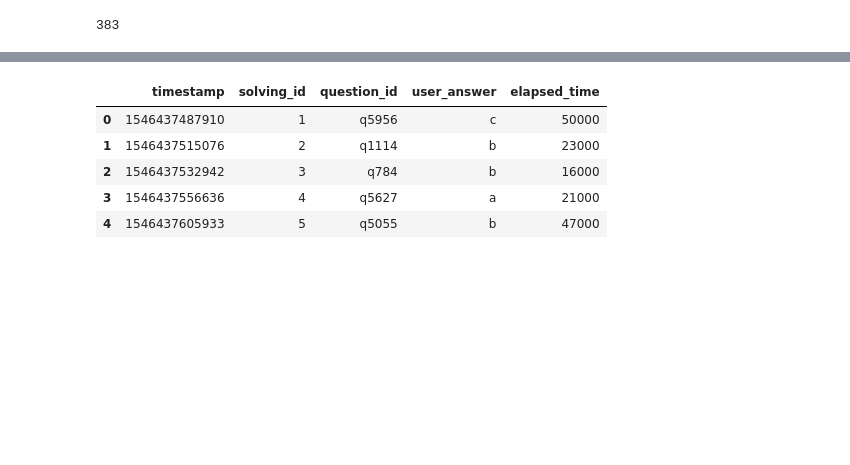
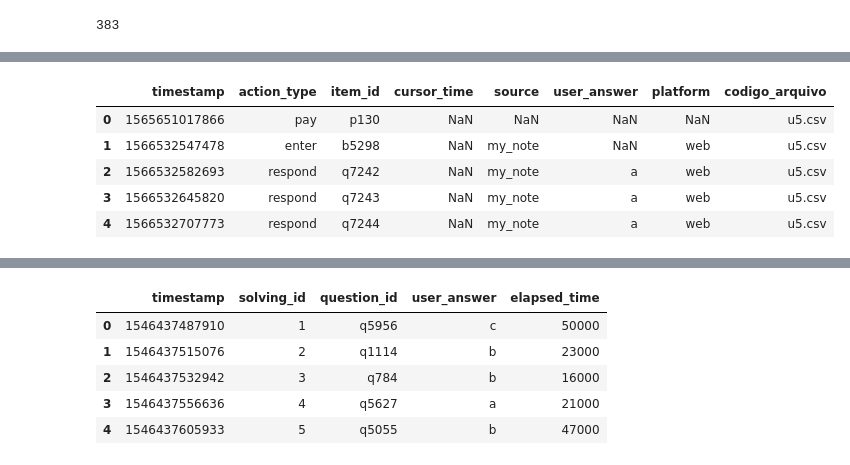
Before and after one commit to tpcyprianos/projeto_rec_sys, a Jupyter notebook: Análise Inicial.ipynb, the cells around one changed output, grey strips where cells are left out. Saved outputs shown, nothing was run; the diff lists cells and outputs as text; code cells hidden in the pictures; blank space fills up the shorter version.

```diff
--- a/Análise Inicial.ipynb
+++ b/Análise Inicial.ipynb
@@ -222,0 +290,9 @@ array(['u8', 'u20', 'u21', 'u53', 'u56', 'u79', 'u82', 'u83', 'u85',
+# %%
+kt4.head()
+# %% [output]
+|  | timestamp | action_type | item_id | cursor_time | source | user_answer | platform | codigo_arquivo |
+| 0 | 1565651017866 | pay | p130 | NaN | NaN | NaN | NaN | u5.csv |
+| 1 | 1566532547478 | enter | b5298 | NaN | my_note | NaN | web | u5.csv |
+| 2 | 1566532582693 | respond | q7242 | NaN | my_note | a | web | u5.csv |
+| 3 | 1566532645820 | respond | q7243 | NaN | my_note | a | web | u5.csv |
+| 4 | 1566532707773 | respond | q7244 | NaN | my_note | a | web | u5.csv |
```
Also changed, not shown: parts of 11 cells of this notebook.
